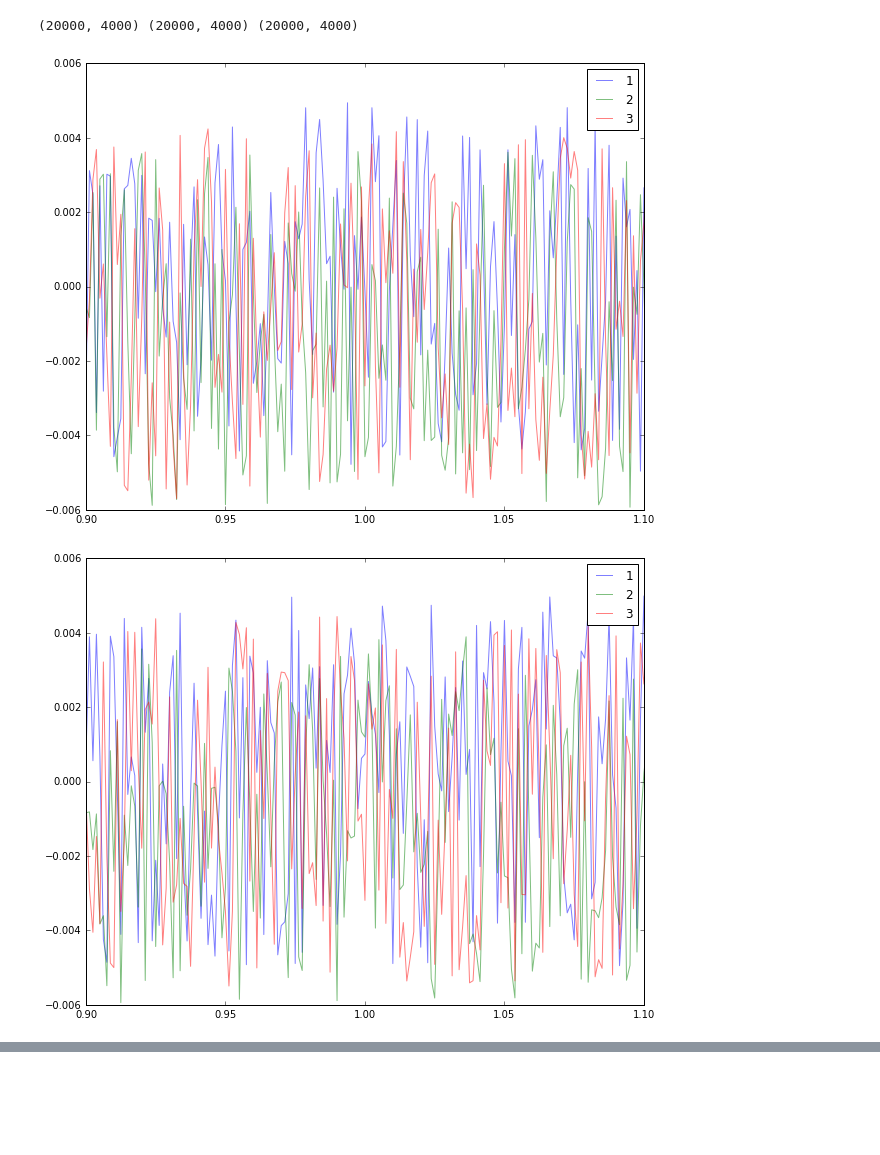
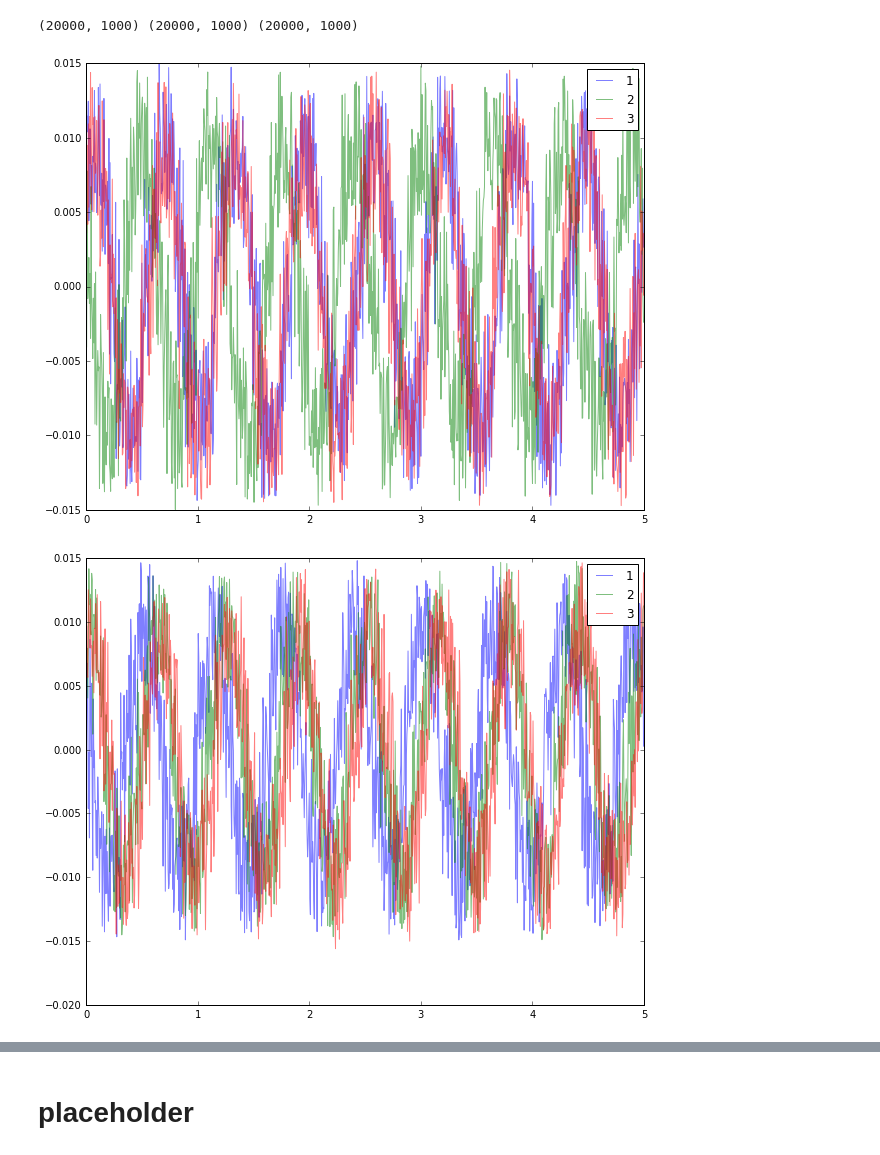
Before and after one commit to hareyakana/Presentation-Materials, a Jupyter notebook: Problem_v2.ipynb, the cells around one changed output, grey strips where cells are left out. Cells and saved outputs as stored; diff of their text form; code cells hidden in the pictures; blank space fills up the shorter version.

```diff
--- a/Problem_v2.ipynb
+++ b/Problem_v2.ipynb
@@ -81,11 +81,11 @@ after subtracting a 'standard' function
 # %%
 n = 20000
-no_of_x = 4000
+no_of_x = 1000
 
 def x_generator(n):
 	input_x = np.zeros((n,no_of_x))
 	for i in range(n):
-		input_x[i] = np.arange(0,5,0.00125)
+		input_x[i] = np.arange(0,5,0.005)
 	return input_x
 
 x_axis = x_generator(n)
@@ -93,7 +93,7 @@ x_axis = x_generator(n)
 def beta(x):
     yall = np.zeros((n,no_of_x))
     for i in range(n):
-        yall[i] = np.exp(-x[i]) + (np.random.rand(no_of_x)*noise - noise/2.)
+        yall[i] = np.exp(-x[i]) + (np.random.rand(no_of_x)*noise - noise/2.) + noise*np.sin(10*x[i]+np.random.rand(no_of_x)+np.pi*np.random.rand(1))
         yall[i] = yall[i] - np.exp(-x[i])
     return yall
 
@@ -104,7 +104,7 @@ def gamma2(x):
         ratio = ratio/sum(ratio)
         shift = np.random.rand(2)/100
         yall[i] = ratio[0]*np.exp(-(x[i]+shift[0]*x[i])) + ratio[1]*np.exp(-(x[i]+shift[1]*x[i])) + ratio[2]*np.exp(-x[i])
-        yall[i] = yall[i] + (np.random.rand(no_of_x)*noise - noise/2.)
+        yall[i] = yall[i] + (np.random.rand(no_of_x)*noise - noise/2.) + noise*np.sin(10*x[i]+np.random.rand(no_of_x)+np.pi*np.random.rand(1))
         yall[i] = yall[i] - np.exp(-x[i])
     return yall
 
@@ -115,7 +115,7 @@ def gamma(x):
         ratio = ratio/sum(ratio)
         shift = np.random.rand(1)/100
         yall[i] = ratio[0]*np.exp(-(x[i]+shift[0]*x[i])) + ratio[1]*np.exp(-x[i])
-        yall[i] = yall[i] + (np.random.rand(no_of_x)*noise - noise/2.)
+        yall[i] = yall[i] + (np.random.rand(no_of_x)*noise - noise/2.) + noise*np.sin(10*x[i]+np.random.rand(no_of_x)+np.pi*np.random.rand(1))
         yall[i] = yall[i] - np.exp(-x[i])
     return yall
 
@@ -129,7 +129,7 @@ plt.figure()
 plt.plot(x_axis[1],x1[1],label="1",alpha=0.5)
 plt.plot(x_axis[1],x2[1],label="2",alpha=0.5)
 plt.plot(x_axis[1],x3[1],label="3",alpha=0.5)
-plt.xlim(0.9,1.1)
+# plt.xlim(0.9,1.1)
 plt.legend()
 plt.show()
 
@@ -137,34 +137,34 @@ plt.figure()
 plt.plot(x_axis[2],x1[2],label="1",alpha=0.5)
 plt.plot(x_axis[2],x2[2],label="2",alpha=0.5)
 plt.plot(x_axis[2],x3[2],label="3",alpha=0.5)
-plt.xlim(0.9,1.1)
+# plt.xlim(0.9,1.1)
 plt.legend()
 plt.show()
 
 plt.figure()
 plt.plot(x_axis[13],x1[13],label="1",alpha=0.5)
 plt.plot(x_axis[13],x2[13],label="2",alpha=0.5)
 plt.plot(x_axis[13],x3[13],label="3",alpha=0.5)
 plt.xlim(0.9,1.1)
 plt.legend()
 plt.show()
 
 plt.figure()
 plt.plot(x_axis[3],x1[3],label="1",alpha=0.5)
 plt.plot(x_axis[3],x2[3],label="2",alpha=0.5)
 plt.plot(x_axis[3],x3[3],label="3",alpha=0.5)
 plt.xlim(0.9,1.1)
 plt.legend()
 plt.show()
 
 plt.figure()
 plt.plot(x_axis[10],x1[10],label="1",alpha=0.5)
 plt.plot(x_axis[10],x2[10],label="2",alpha=0.5)
 plt.plot(x_axis[10],x3[10],label="3",alpha=0.5)
 plt.xlim(0.9,1.1)
 plt.legend()
 plt.show()
 # %% [output]
-(20000, 4000) (20000, 4000) (20000, 4000)
+(20000, 1000) (20000, 1000) (20000, 1000)
-[figure, old version]
+[figure, new version]
-[figure, old version]
+[figure, new version]
@@ -174,3 +174,5 @@ plt.show()
+# %% [markdown]
+# placeholder
 # %%
 def separation(x,ratio):
 	train = np.zeros((int(len(x)*ratio),no_of_x))
```
Also changed, not shown: parts of 5 cells of this notebook, 4 other files.
